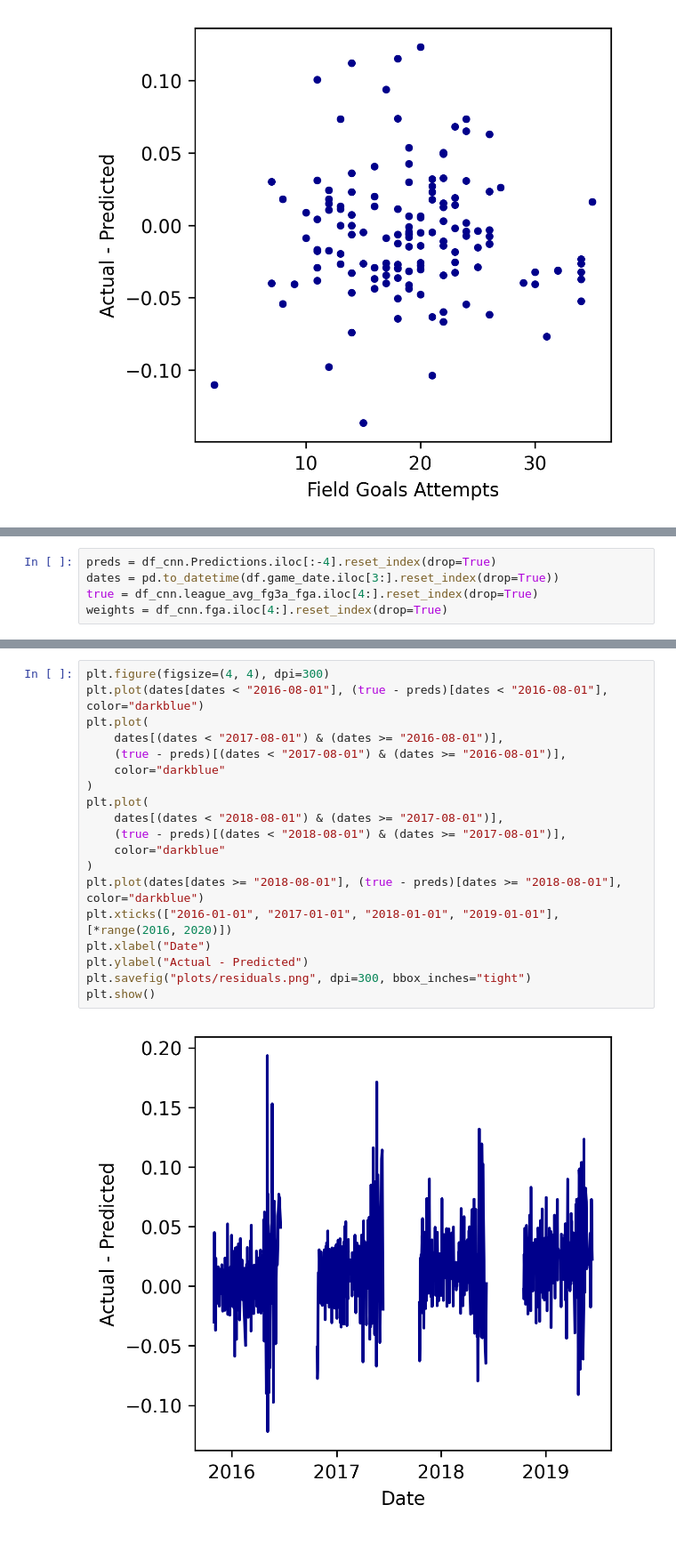
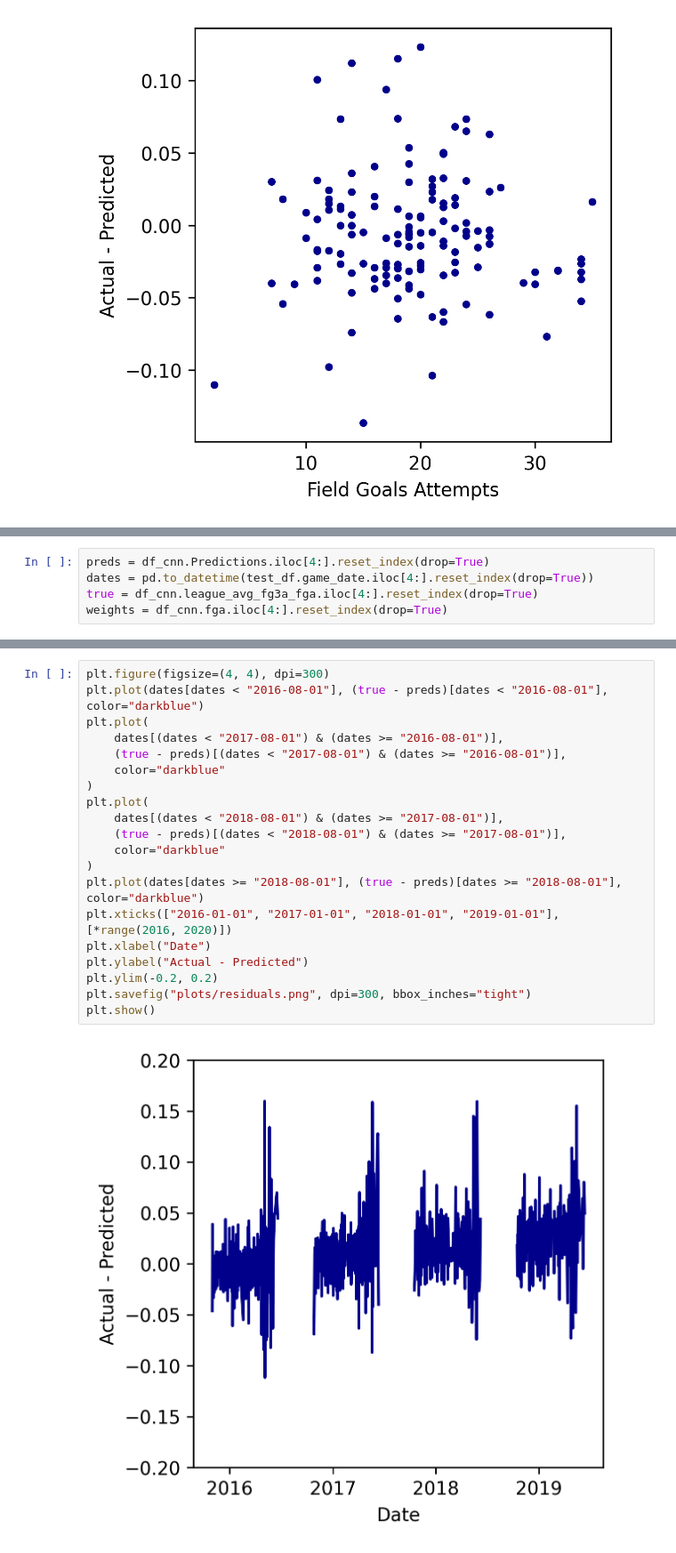
Before and after one commit to ethan-allavarpu/nba-box-score-modeling, a Jupyter notebook: eval-posthoc.ipynb, the cells around one changed output, grey strips where cells are left out. Shown at 89% size. Saved outputs shown, nothing was run; the diff lists cells and outputs as text.

```diff
--- a/eval-posthoc.ipynb
+++ b/eval-posthoc.ipynb
@@ -180,6 +270,6 @@ plt.show()
 # %%
-preds = df_cnn.Predictions.iloc[:-4].reset_index(drop=True)
-dates = pd.to_datetime(df.game_date.iloc[3:].reset_index(drop=True))
+preds = df_cnn.Predictions.iloc[4:].reset_index(drop=True)
+dates = pd.to_datetime(test_df.game_date.iloc[4:].reset_index(drop=True))
 true = df_cnn.league_avg_fg3a_fga.iloc[4:].reset_index(drop=True)
 weights = df_cnn.fga.iloc[4:].reset_index(drop=True)
 # %%
@@ -194,24 +287,25 @@ plt.show()
 # %%
 plt.figure(figsize=(4, 4), dpi=300)
 plt.plot(dates[dates < "2016-08-01"], (true - preds)[dates < "2016-08-01"], color="darkblue")
 plt.plot(
     dates[(dates < "2017-08-01") & (dates >= "2016-08-01")],
     (true - preds)[(dates < "2017-08-01") & (dates >= "2016-08-01")],
     color="darkblue"
 )
 plt.plot(
     dates[(dates < "2018-08-01") & (dates >= "2017-08-01")],
     (true - preds)[(dates < "2018-08-01") & (dates >= "2017-08-01")],
     color="darkblue"
 )
 plt.plot(dates[dates >= "2018-08-01"], (true - preds)[dates >= "2018-08-01"], color="darkblue")
 plt.xticks(["2016-01-01", "2017-01-01", "2018-01-01", "2019-01-01"], [*range(2016, 2020)])
 plt.xlabel("Date")
 plt.ylabel("Actual - Predicted")
+plt.ylim(-0.2, 0.2)
 plt.savefig("plots/residuals.png", dpi=300, bbox_inches="tight")
 plt.show()
 # %% [output]
-[figure, old version]
+[figure, new version]
 # %%
 plt.figure(figsize=(4, 4), dpi=300)
 plt.scatter(weights, true - preds, s = 10, color="darkblue")
```
Also changed, not shown: parts of 40 cells of this notebook, 13 other files.
